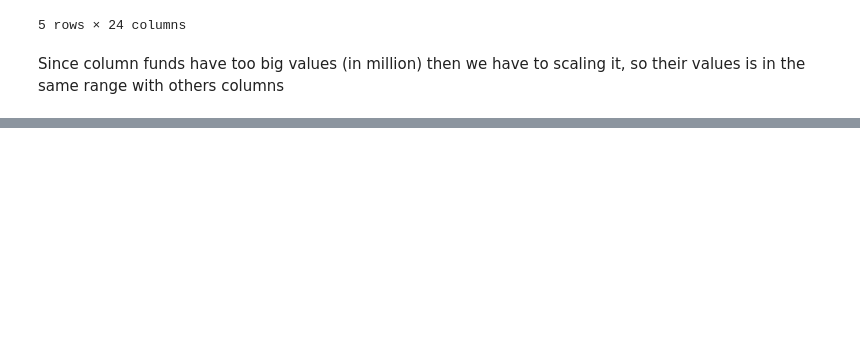
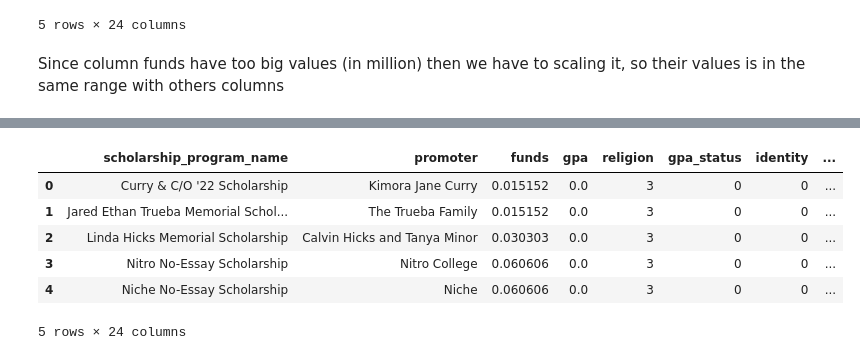
Before and after one commit to kshwg/capstone2023, a Jupyter notebook: Preprocessing.ipynb, the cells around one changed output, grey strips where cells are left out. Saved outputs shown, nothing was run; the diff lists cells and outputs as text; code cells hidden in the pictures; blank space fills up the shorter version.

```diff
--- a/Preprocessing.ipynb
+++ b/Preprocessing.ipynb
@@ -247,3 +247,14 @@ plt.show()
+# %%
+df['funds'] = scale_col_funds
+df.head()
+# %% [output]
+|  | scholarship_program_name | promoter | funds | gpa | religion | gpa_status | identity | ... |
+| 0 | Curry & C/O '22 Scholarship | Kimora Jane Curry | 0.015152 | 0.0 | 3 | 0 | 0 | ... |
+| 1 | Jared Ethan Trueba Memorial Schol... | The Trueba Family | 0.015152 | 0.0 | 3 | 0 | 0 | ... |
+| 2 | Linda Hicks Memorial Scholarship | Calvin Hicks and Tanya Minor | 0.030303 | 0.0 | 3 | 0 | 0 | ... |
+| 3 | Nitro No-Essay Scholarship | Nitro College | 0.060606 | 0.0 | 3 | 0 | 0 | ... |
+| 4 | Niche No-Essay Scholarship | Niche | 0.060606 | 0.0 | 3 | 0 | 0 | ... |
+5 rows × 24 columns
 # %%
 ordinal_encod = OrdinalEncoder(dtype=int)
 
```
Also changed, not shown: parts of 3 cells of this notebook.
